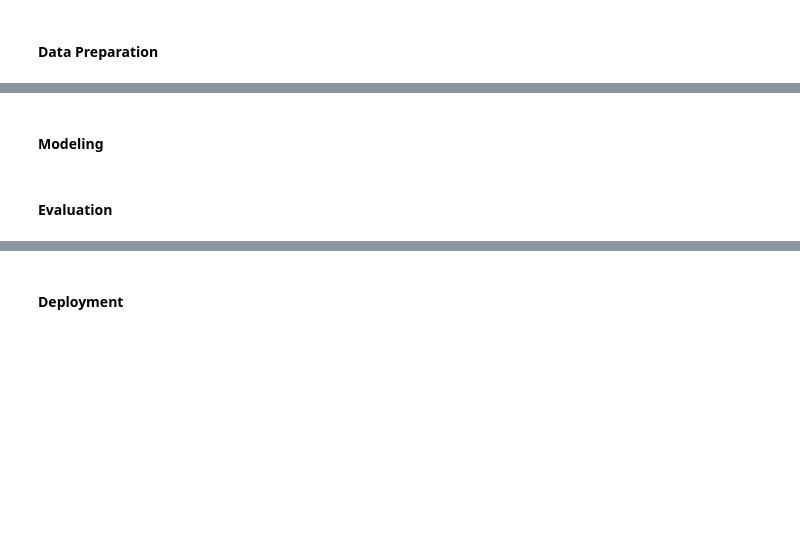
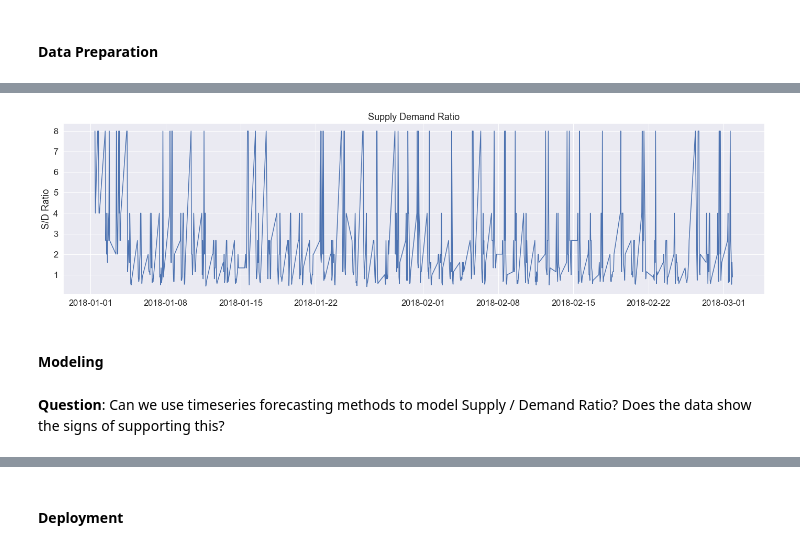
Before and after one commit to santthosh/ml-inventory-demand, a Jupyter notebook: notebook.ipynb, the cells around one changed output, grey strips where cells are left out. Drawn from its saved outputs; the diff is of its cells as text; code cells hidden in the pictures; blank space fills up the shorter version.

```diff
--- a/notebook.ipynb
+++ b/notebook.ipynb
@@ -169,0 +163,2 @@ plt.show()
+# %%
+df_ratio = df.drop(['customer_name', 'service_type', 'service_provider', 'booking_date', 'channel'], axis=1)
@@ -169,0 +175,8 @@ plt.show()
+# %%
+df_ratio_grouped = df_ratio.groupby(['schedule']).sum()
+df_ratio_grouped['s_d_ratio'] = 8 / df_ratio_grouped['appointment_count']
+
+df_ratio_grouped_temp = df_ratio.groupby(['schedule']).first()
+df_ratio_grouped_temp.drop(['appointment_count', 'status', 'scheduled_date', 'scheduled_year'], inplace=True, axis=1)
+df_ratio_clean = df_ratio_grouped.join(df_ratio_grouped_temp)
+df_ratio_clean
@@ -170,4 +198,15 @@ plt.show()
+# %%
+sns.set(font_scale = 1.5)
+
+fig, ax = plt.subplots(1, 1, figsize=(24,6))
+plot = sns.lineplot(data = df_ratio_clean.loc['2018-01-01':'2018-03-01'],
+                                            x='schedule', y='s_d_ratio', ax=ax)
+plot.set_title('Supply Demand Ratio')
+plot.set(xlabel=None, ylabel="S/D Ratio")
+plt.show()
+# %% [output]
+[figure, added]
 # %% [markdown]
 #### Modeling
-# %% [markdown]
-#### Evaluation
+# %% [markdown]
+**Question**: Can we use timeseries forecasting methods to model Supply / Demand Ratio? Does the data show the signs of supporting this?
```
Also changed, not shown: parts of 59 cells of this notebook.
